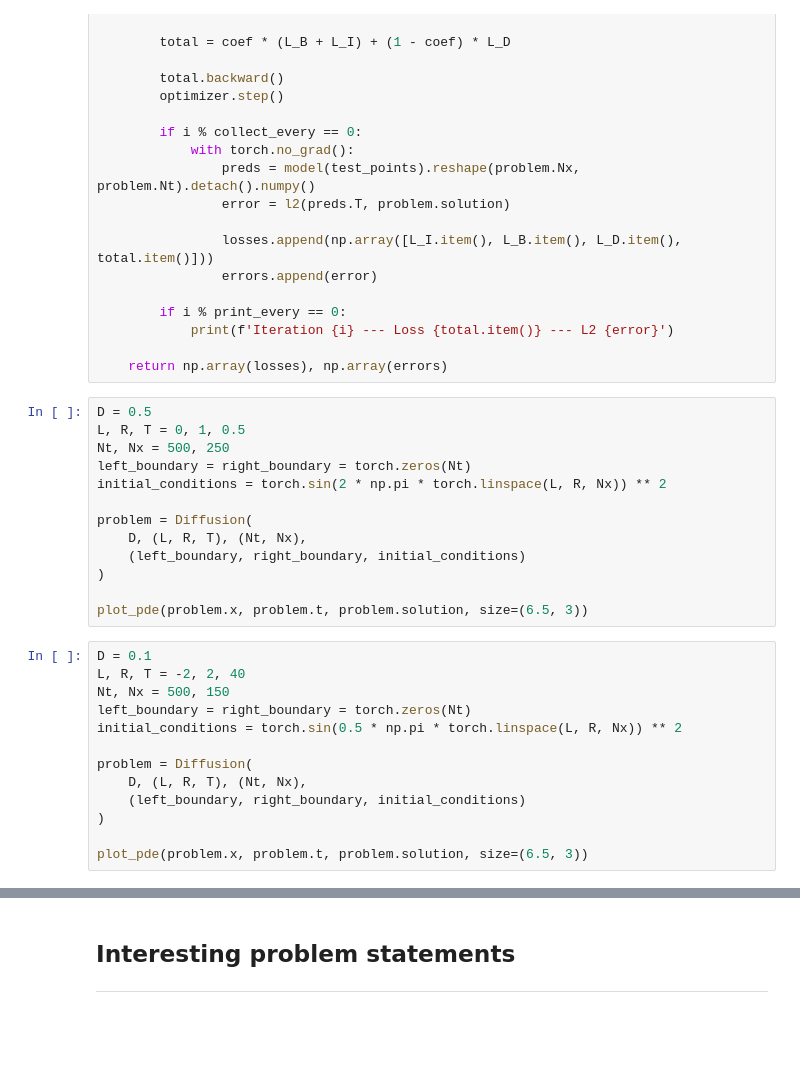
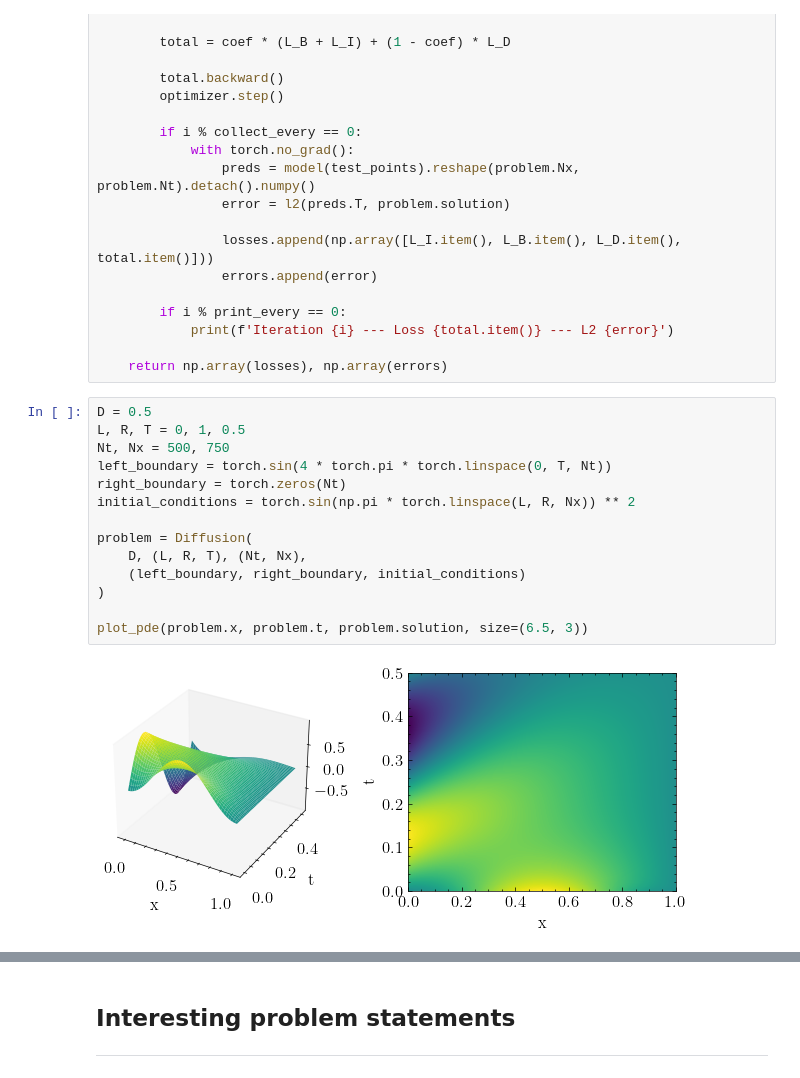
Before and after one commit to DaniilLaptev/pinns, a Jupyter notebook: code/diffusion.ipynb, the cells around one changed output, grey strips where cells are left out. Drawn from its saved outputs; the diff is of its cells as text; blank space fills up the shorter version.

```diff
--- a/code/diffusion.ipynb
+++ b/code/diffusion.ipynb
@@ -70,27 +70,17 @@ def train(
 # %%
 D = 0.5
 L, R, T = 0, 1, 0.5
-Nt, Nx = 500, 250
-left_boundary = right_boundary = torch.zeros(Nt)
-initial_conditions = torch.sin(2 * np.pi * torch.linspace(L, R, Nx)) ** 2
+Nt, Nx = 500, 750
+left_boundary = torch.sin(4 * torch.pi * torch.linspace(0, T, Nt))
+right_boundary = torch.zeros(Nt)
+initial_conditions = torch.sin(np.pi * torch.linspace(L, R, Nx)) ** 2
 
 problem = Diffusion(
     D, (L, R, T), (Nt, Nx),
     (left_boundary, right_boundary, initial_conditions)
 )
 
 plot_pde(problem.x, problem.t, problem.solution, size=(6.5, 3))
+# %% [output]
+[figure, added]
-# %%
-D = 0.1
-L, R, T = -2, 2, 40
-Nt, Nx = 500, 150
-left_boundary = right_boundary = torch.zeros(Nt)
-initial_conditions = torch.sin(0.5 * np.pi * torch.linspace(L, R, Nx)) ** 2
-
-problem = Diffusion(
-    D, (L, R, T), (Nt, Nx),
-    (left_boundary, right_boundary, initial_conditions)
-)
-
-plot_pde(problem.x, problem.t, problem.solution, size=(6.5, 3))
 # %%
```
Also changed, not shown: parts of 7 cells of this notebook, 4 other files.
